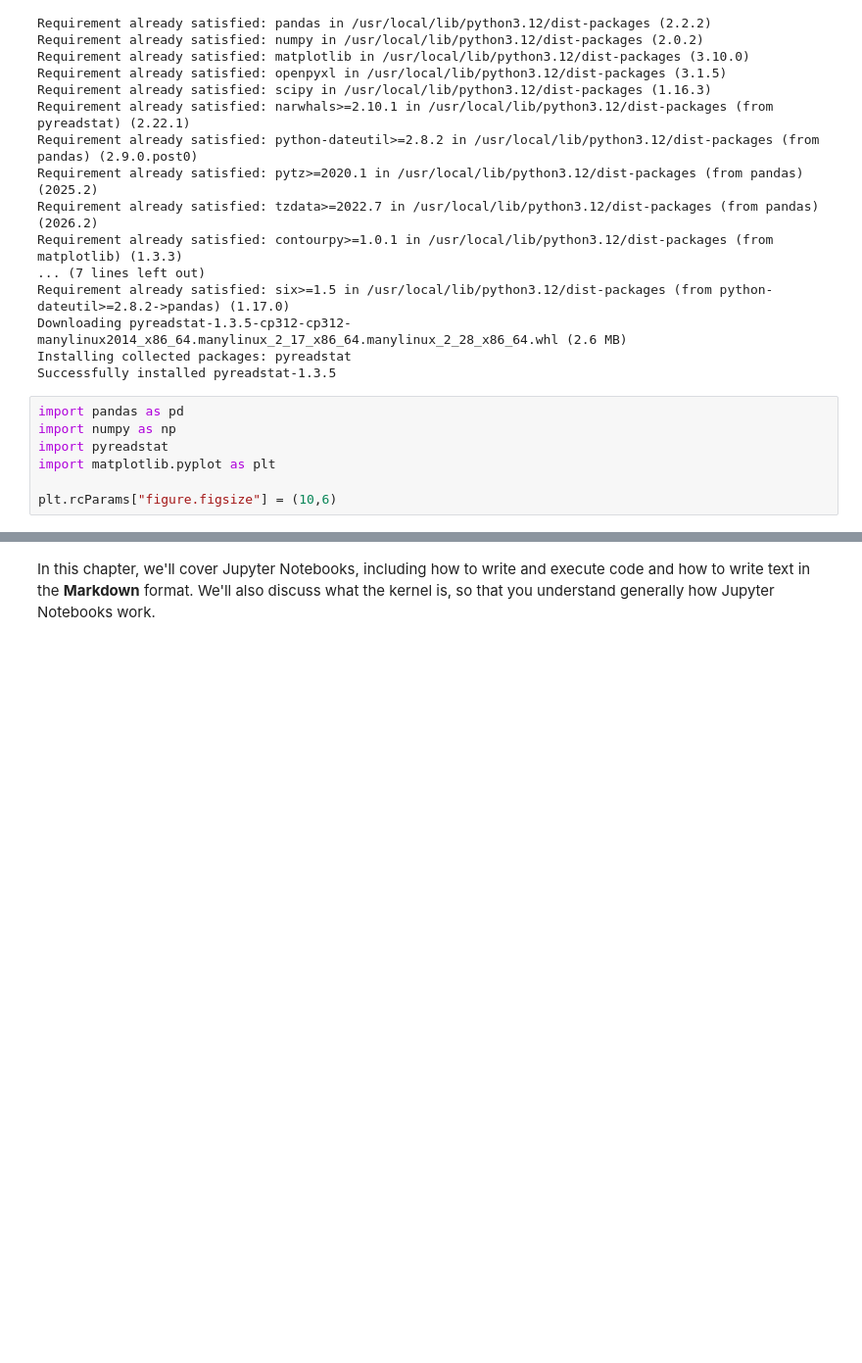
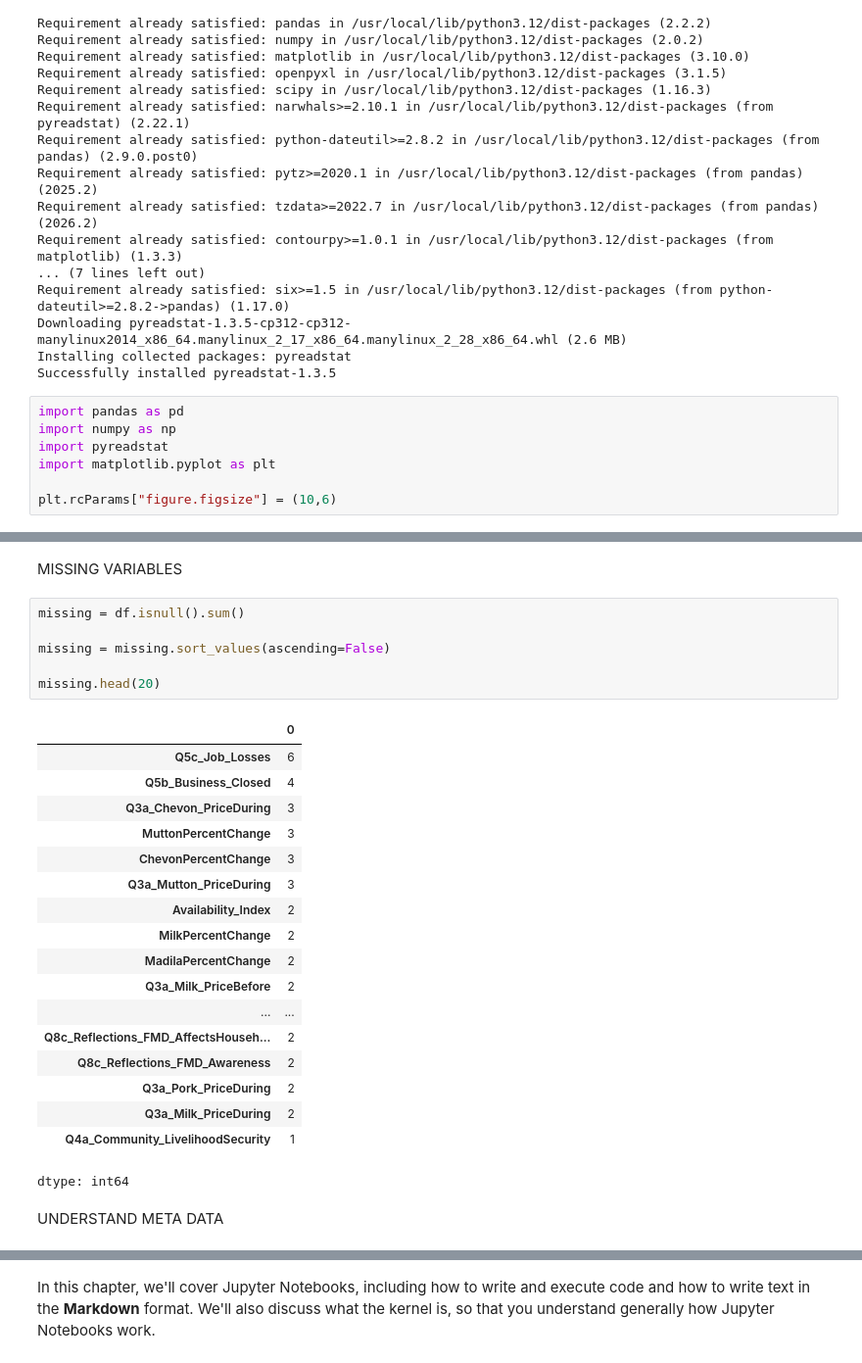
Before and after one commit to TsholoMolefe/CovidPortfolioProject, a Jupyter notebook: content/02-getting-started/jupyter_notebooks.ipynb, the cells around one changed output, grey strips where cells are left out. Shown at 98% size. Drawn from its saved outputs; the diff is of its cells as text; blank space fills up the shorter version.

```diff
--- a/content/02-getting-started/jupyter_notebooks.ipynb
+++ b/content/02-getting-started/jupyter_notebooks.ipynb
@@ -31,0 +81,29 @@ plt.rcParams["figure.figsize"] = (10,6)
+# %% [markdown]
+MISSING VARIABLES
+# %%
+missing = df.isnull().sum()
+
+missing = missing.sort_values(ascending=False)
+
+missing.head(20)
+# %% [output]
+|  | 0 |
+| Q5c_Job_Losses | 6 |
+| Q5b_Business_Closed | 4 |
+| Q3a_Chevon_PriceDuring | 3 |
+| MuttonPercentChange | 3 |
+| ChevonPercentChange | 3 |
+| Q3a_Mutton_PriceDuring | 3 |
+| Availability_Index | 2 |
+| MilkPercentChange | 2 |
+| MadilaPercentChange | 2 |
+| Q3a_Milk_PriceBefore | 2 |
+| ... | ... |
+| Q8c_Reflections_FMD_AffectsHouseh... | 2 |
+| Q8c_Reflections_FMD_Awareness | 2 |
+| Q3a_Pork_PriceDuring | 2 |
+| Q3a_Milk_PriceDuring | 2 |
+| Q4a_Community_LivelihoodSecurity | 1 |
+dtype: int64
+# %% [markdown]
+UNDERSTAND META DATA
```
Also changed, not shown: parts of 11 cells of this notebook.
